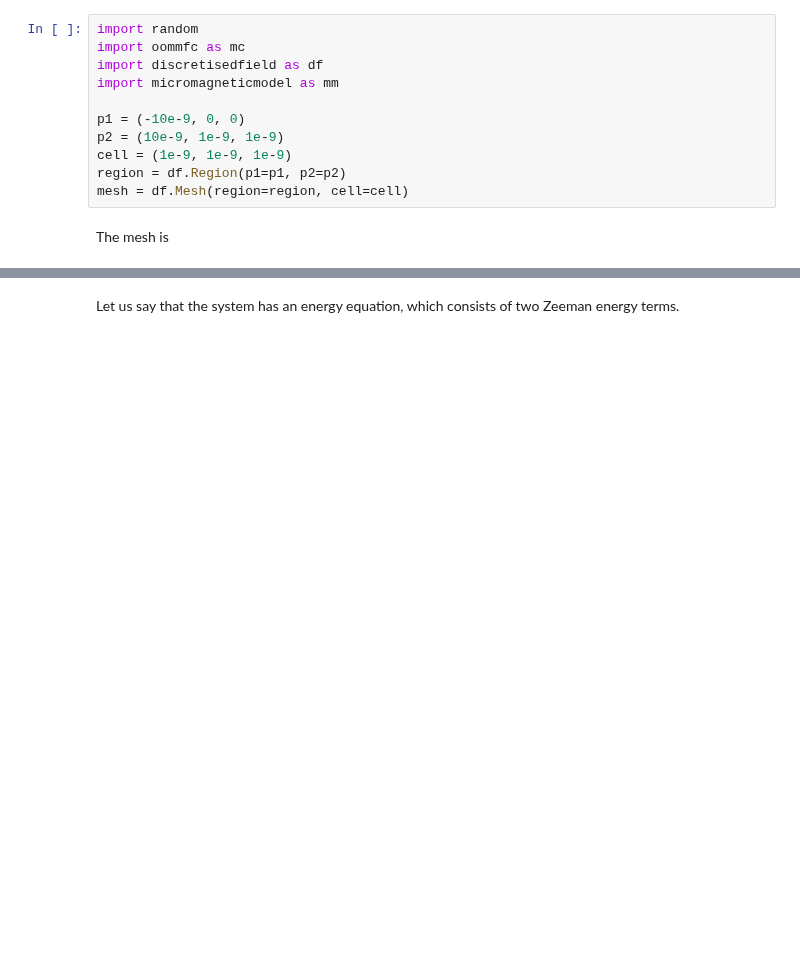
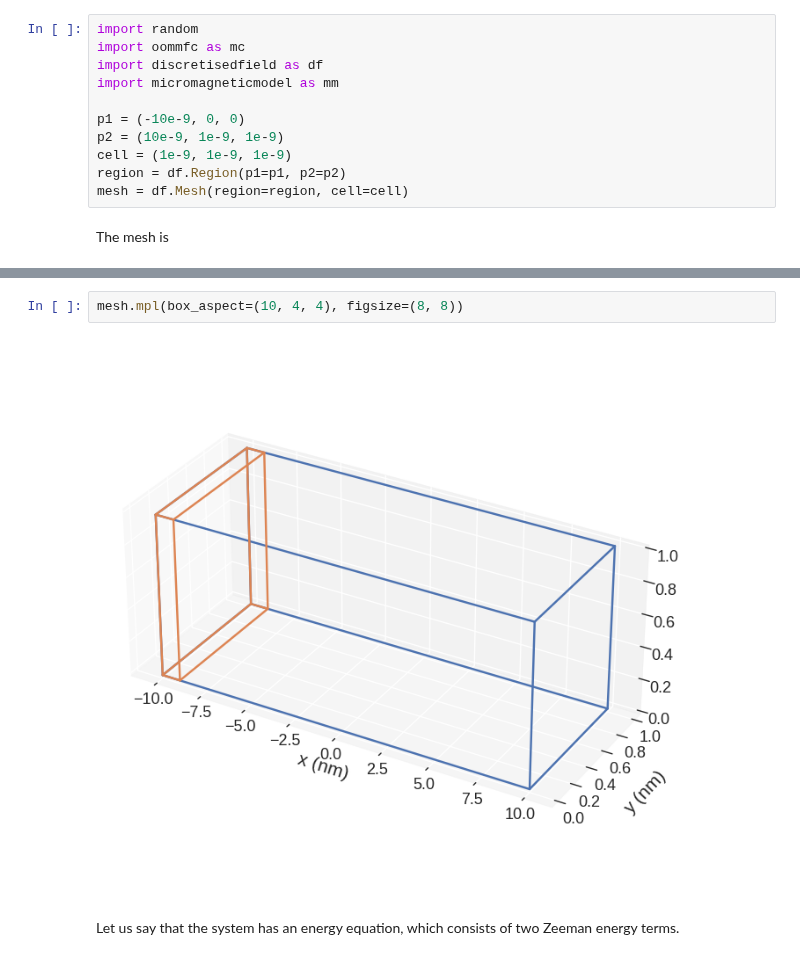
Before and after one commit to ubermag/tutorials, a Jupyter notebook: examples/multiple-terms.ipynb, the cells around one changed output, grey strips where cells are left out. Drawn from its saved outputs; the diff is of its cells as text; blank space fills up the shorter version.

```diff
--- a/examples/multiple-terms.ipynb
+++ b/examples/multiple-terms.ipynb
@@ -22,3 +18,7 @@ mesh.k3d()
+# %%
+mesh.mpl(box_aspect=(10, 4, 4), figsize=(8, 8))
+# %% [output]
+[figure, added]
 # %% [markdown]
 Let us say that the system has an energy equation, which consists of two Zeeman energy terms.
 # %%
```
Also changed, not shown: parts of 5 cells of this notebook.
